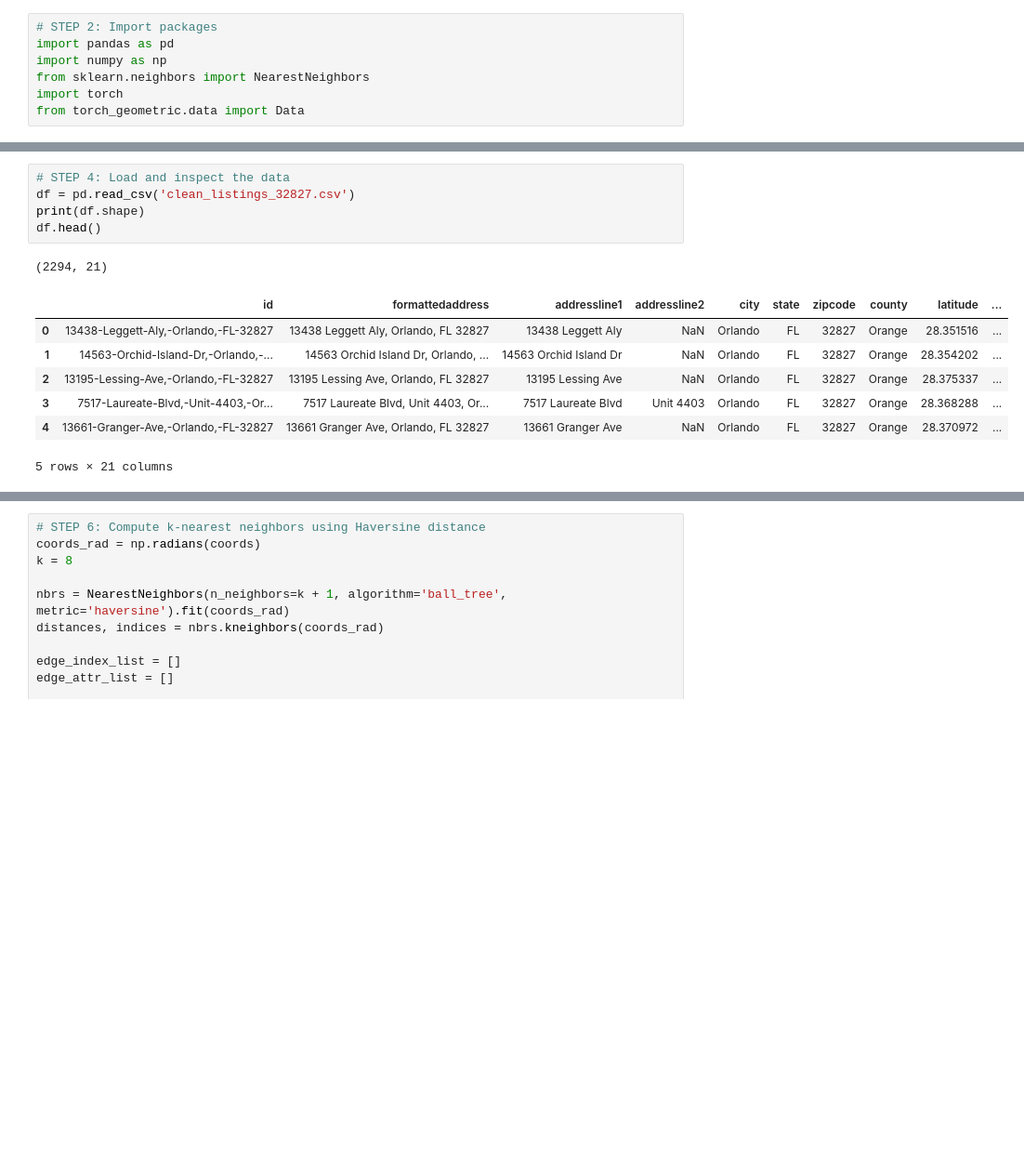
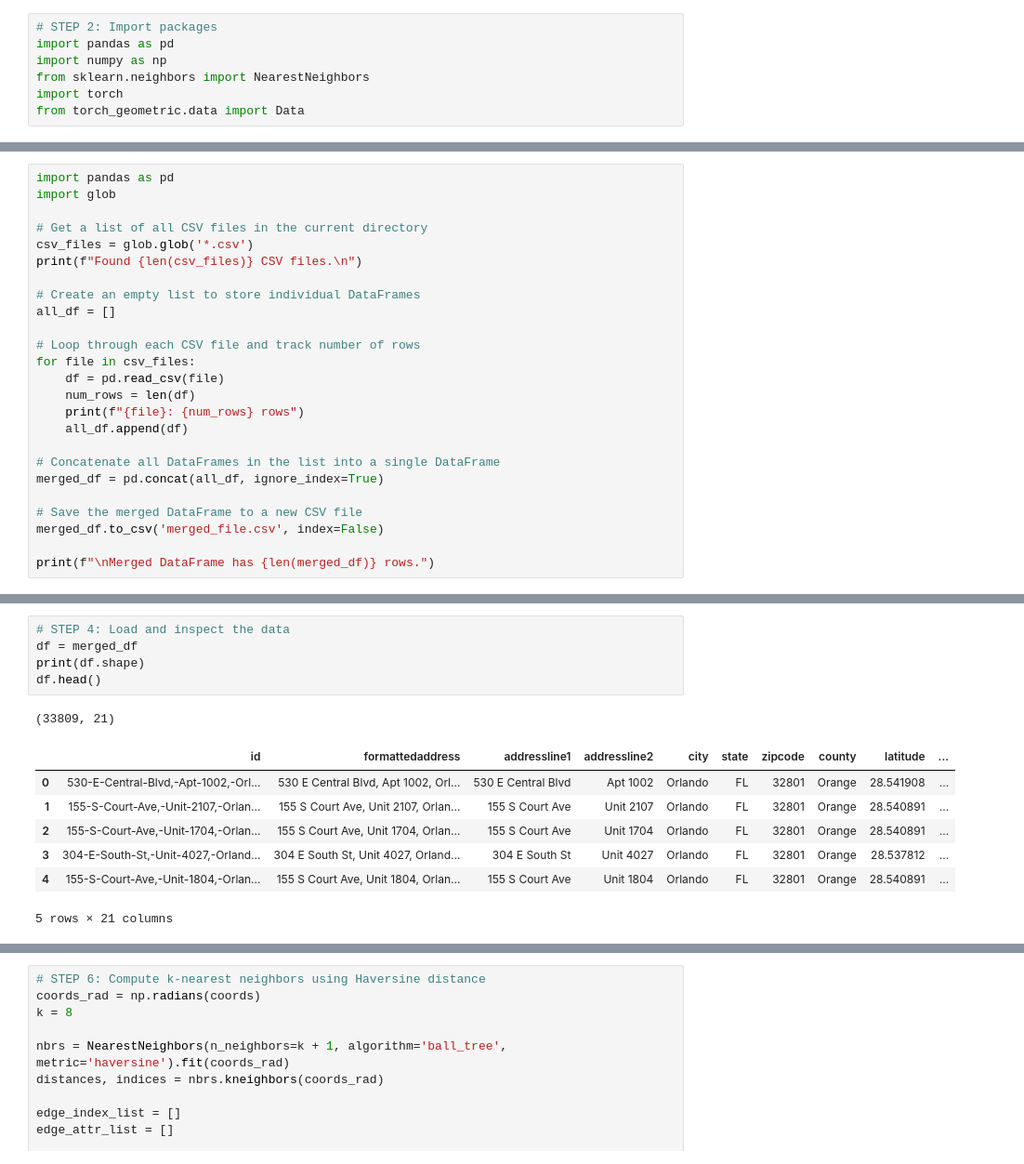
Before and after one commit to miguelc15/EEL6879_FP, a Jupyter notebook: GCN_Models.ipynb, the cells around one changed output, grey strips where cells are left out. Shown at 93% size. Drawn from its saved outputs; the diff is of its cells as text; blank space fills up the shorter version.

```diff
--- a/GCN_Models.ipynb
+++ b/GCN_Models.ipynb
@@ -36,0 +48,25 @@ Saving clean_listings_32827.csv to clean_listings_32827 (1).csv
+# %%
+import pandas as pd
+import glob
+
+# Get a list of all CSV files in the current directory
+csv_files = glob.glob('*.csv')
+print(f"Found {len(csv_files)} CSV files.\n")
+
+# Create an empty list to store individual DataFrames
+all_df = []
+
+# Loop through each CSV file and track number of rows
+for file in csv_files:
+    df = pd.read_csv(file)
+    num_rows = len(df)
+    print(f"{file}: {num_rows} rows")
+    all_df.append(df)
+
+# Concatenate all DataFrames in the list into a single DataFrame
+merged_df = pd.concat(all_df, ignore_index=True)
+
+# Save the merged DataFrame to a new CSV file
+merged_df.to_csv('merged_file.csv', index=False)
+
+print(f"\nMerged DataFrame has {len(merged_df)} rows.")
@@ -37,14 +93,14 @@ Saving clean_listings_32827.csv to clean_listings_32827 (1).csv
 # %%
 # STEP 4: Load and inspect the data
-df = pd.read_csv('clean_listings_32827.csv')
+df = merged_df
 print(df.shape)
 df.head()
 # %% [output]
-(2294, 21)
+(33809, 21)
 |  | id | formattedaddress | addressline1 | addressline2 | city | state | zipcode | county | latitude | ... |
-| 0 | 13438-Leggett-Aly,-Orlando,-FL-32827 | 13438 Leggett Aly, Orlando, FL 32827 | 13438 Leggett Aly | NaN | Orlando | FL | 32827 | Orange | 28.351516 | ... |
-| 1 | 14563-Orchid-Island-Dr,-Orlando,-... | 14563 Orchid Island Dr, Orlando, ... | 14563 Orchid Island Dr | NaN | Orlando | FL | 32827 | Orange | 28.354202 | ... |
-| 2 | 13195-Lessing-Ave,-Orlando,-FL-32827 | 13195 Lessing Ave, Orlando, FL 32827 | 13195 Lessing Ave | NaN | Orlando | FL | 32827 | Orange | 28.375337 | ... |
-| 3 | 7517-Laureate-Blvd,-Unit-4403,-Or... | 7517 Laureate Blvd, Unit 4403, Or... | 7517 Laureate Blvd | Unit 4403 | Orlando | FL | 32827 | Orange | 28.368288 | ... |
-| 4 | 13661-Granger-Ave,-Orlando,-FL-32827 | 13661 Granger Ave, Orlando, FL 32827 | 13661 Granger Ave | NaN | Orlando | FL | 32827 | Orange | 28.370972 | ... |
+| 0 | 530-E-Central-Blvd,-Apt-1002,-Orl... | 530 E Central Blvd, Apt 1002, Orl... | 530 E Central Blvd | Apt 1002 | Orlando | FL | 32801 | Orange | 28.541908 | ... |
+| 1 | 155-S-Court-Ave,-Unit-2107,-Orlan... | 155 S Court Ave, Unit 2107, Orlan... | 155 S Court Ave | Unit 2107 | Orlando | FL | 32801 | Orange | 28.540891 | ... |
+| 2 | 155-S-Court-Ave,-Unit-1704,-Orlan... | 155 S Court Ave, Unit 1704, Orlan... | 155 S Court Ave | Unit 1704 | Orlando | FL | 32801 | Orange | 28.540891 | ... |
+| 3 | 304-E-South-St,-Unit-4027,-Orland... | 304 E South St, Unit 4027, Orland... | 304 E South St | Unit 4027 | Orlando | FL | 32801 | Orange | 28.537812 | ... |
+| 4 | 155-S-Court-Ave,-Unit-1804,-Orlan... | 155 S Court Ave, Unit 1804, Orlan... | 155 S Court Ave | Unit 1804 | Orlando | FL | 32801 | Orange | 28.540891 | ... |
 5 rows × 21 columns
```
Also changed, not shown: parts of 43 cells of this notebook, 3 other files.
